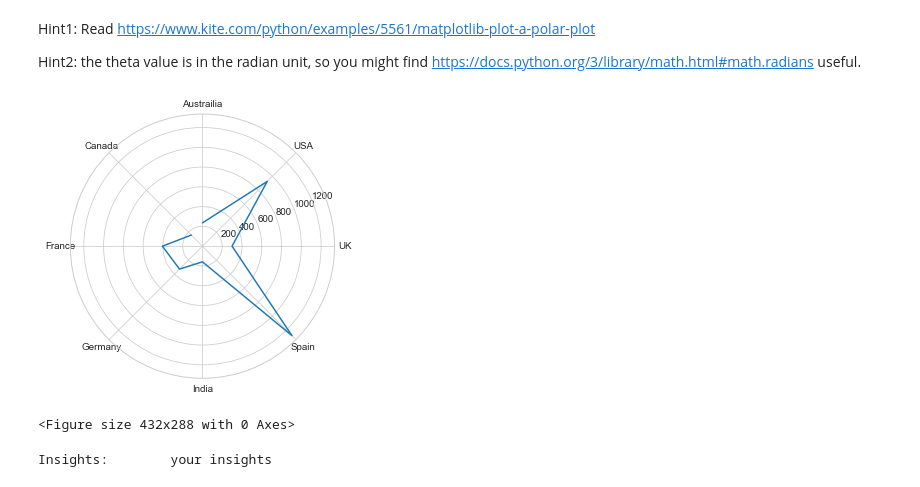
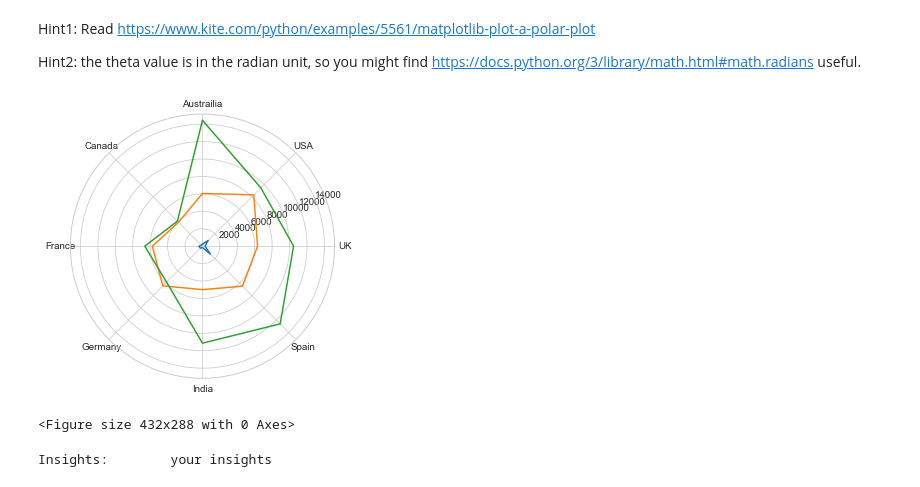
Before and after one commit to carlit-os/datasci_hw2_plots, a Jupyter notebook: HW2.ipynb, the cells around one changed output. Saved outputs shown, nothing was run; the diff lists cells and outputs as text; code cells hidden in the pictures.

Commit message:
Star plots seem ok

```diff
--- a/HW2.ipynb
+++ b/HW2.ipynb
@@ -209,41 +209,41 @@ nations.append(df_caFilms)
 
 
 ##plotting
 w = 6
 h = 5
 d = 70
 plt.figure(figsize=(w, h), dpi=d)
 
-angles = [90,45,0,315,270,225,180,135]
+angles = [90,45,0,315,270,225,180,135,90]
 theta = []
 for point in angles:
     theta.append(math.radians(point))
 
 
 
 curve_movielikes = []
 curve_actorlikes = []
 curve_directorlikes = []
 for state in nations:
     curve_movielikes.append(facebookGrabber(state,"movie_facebook_likes"))
     curve_actorlikes.append(facebookGrabber(state,"actor_1_facebook_likes"))
     curve_directorlikes.append(facebookGrabber(state,"director_facebook_likes"))
 
-
-
-
+curve_movielikes.append(curve_movielikes[0])
+curve_actorlikes.append(curve_actorlikes[0])
+curve_directorlikes.append(curve_directorlikes[0])
 
 
 ax = plt.subplot(111, projection='polar')
 ax.set_xticklabels(["UK","USA","Austrailia","Canada","France","Germany","India","Spain"])
 ax.plot(theta, curve_directorlikes)
-#ax.plot(theta, curve_actorlikes)
-#ax.plot(theta, curve_movielikes)
-#ax.plot(theta, [0.13, 0.15, 0.2,  1.5, 1.2,0.5,0.5,1.5])
+ax.plot(theta, curve_actorlikes)
+ax.plot(theta, curve_movielikes)
+
 plt.show()
 plt.savefig("out.png")
 # %% [output]
-[figure, old version]
+[figure, new version]
 <Figure size 432x288 with 0 Axes>
 # %%
 ##TODO
```
Also changed, not shown: parts of 1 cell of this notebook.
